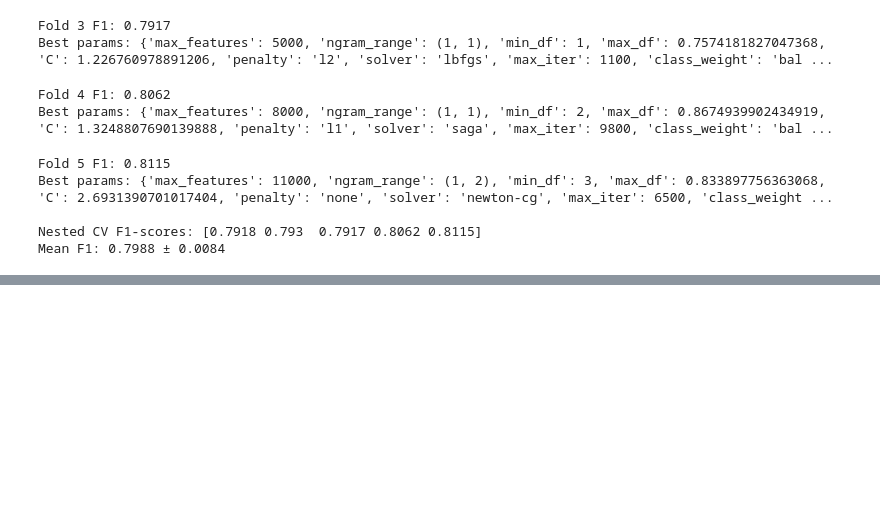
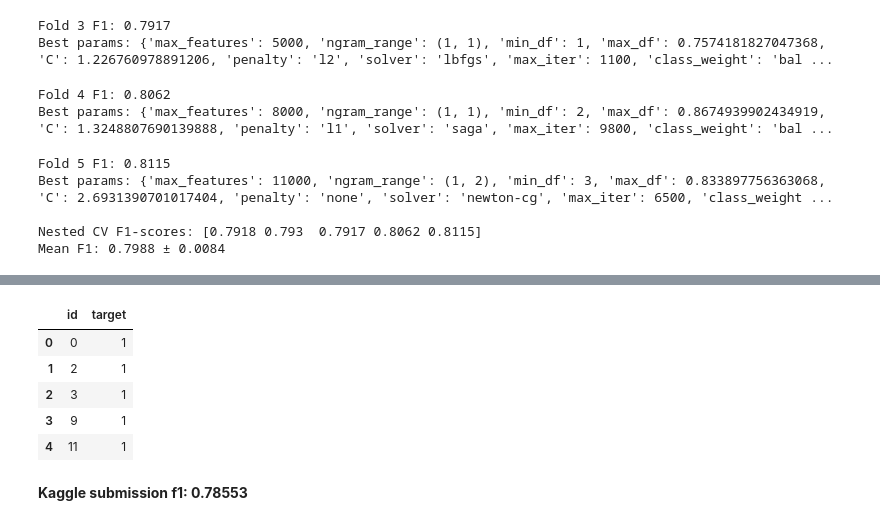
Before and after one commit to ihuod/Tweets_NLP, a Jupyter notebook: notebooks/main.ipynb, the cells around one changed output, grey strips where cells are left out. Saved outputs shown, nothing was run; the diff lists cells and outputs as text; code cells hidden in the pictures; blank space fills up the shorter version.

```diff
--- a/notebooks/main.ipynb
+++ b/notebooks/main.ipynb
@@ -327,0 +327,17 @@ Best F1-score: 0.7579
+# %%
+best_pipeline = pipeline_factory(best_params)
+
+best_pipeline.fit(df_train[DEFAULT_TEXT_COLUMN], df_train[DEFAULT_TARGET_COLUMN])
+
+y_pred = best_pipeline.predict(df_test[DEFAULT_TEXT_COLUMN])
+
+save_submission(id_test, y_pred)
+# %% [output]
+|  | id | target |
+| 0 | 0 | 1 |
+| 1 | 2 | 1 |
+| 2 | 3 | 1 |
+| 3 | 9 | 1 |
+| 4 | 11 | 1 |
+# %% [markdown]
+**Kaggle submission f1: 0.78553**
```
Also changed, not shown: parts of 3 cells of this notebook, 6 other files.
